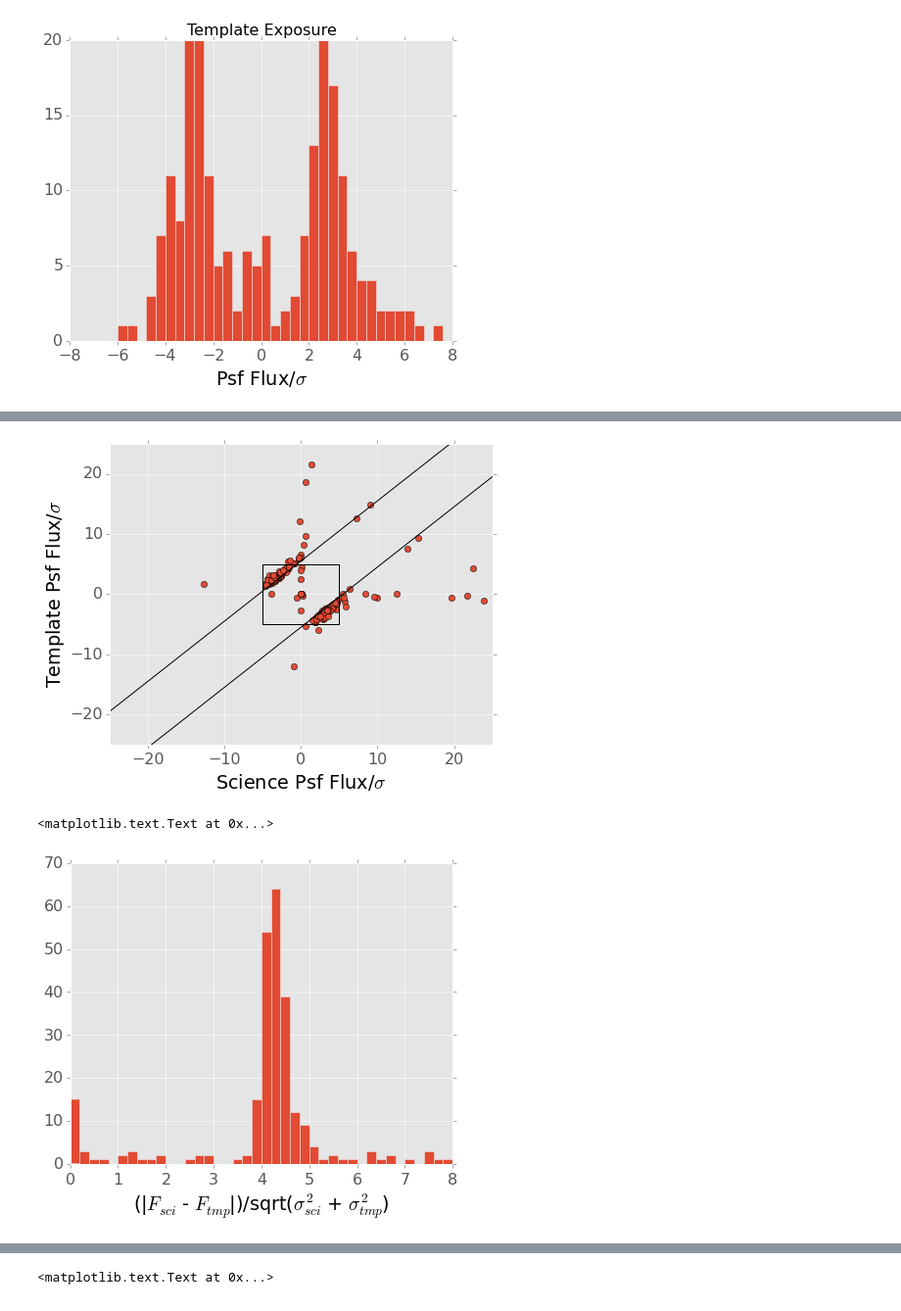
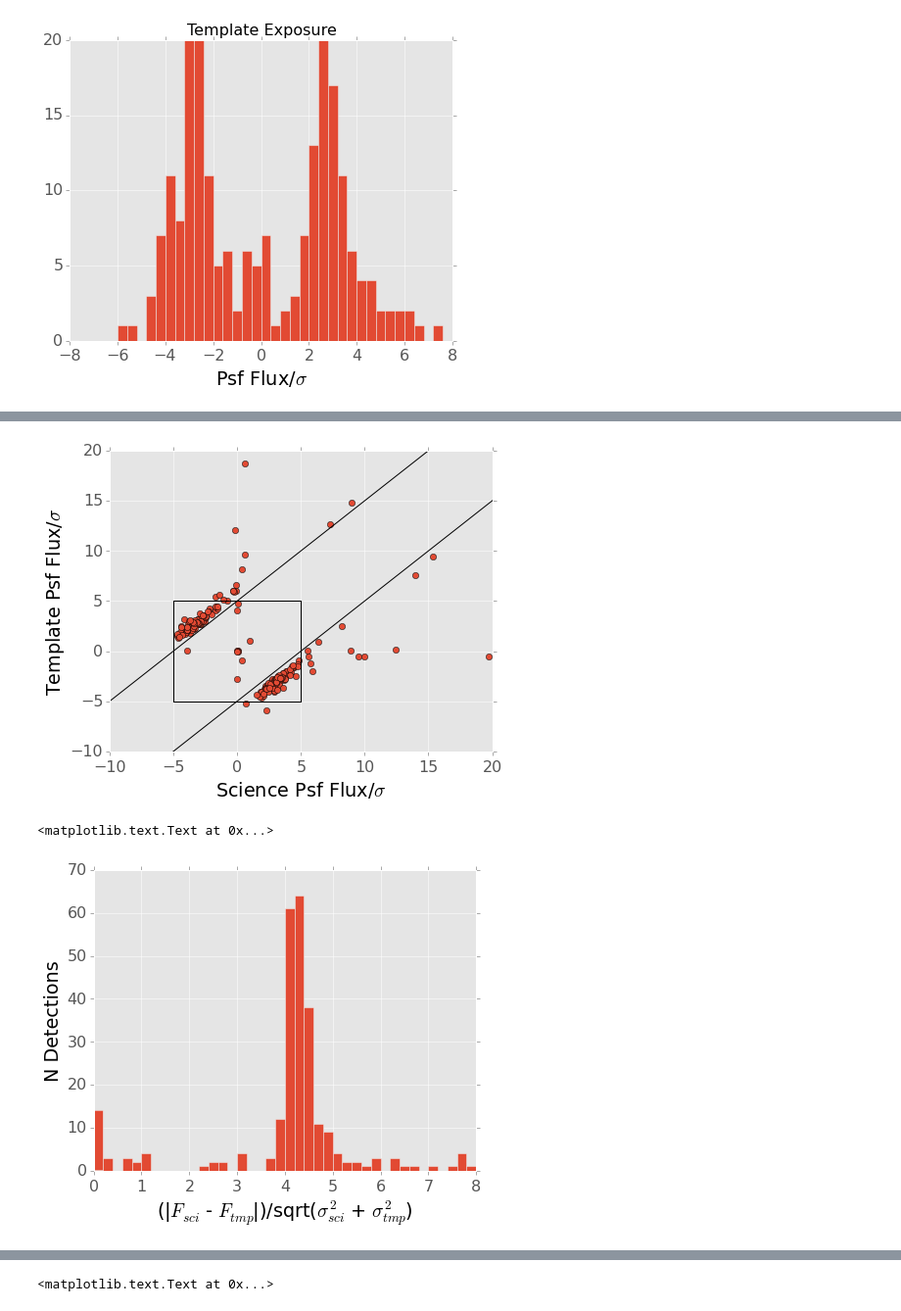
Before and after one commit to lsst-dm/dmtn-006, a Jupyter notebook: notebooks/force_photometry.ipynb, the cells around one changed output, grey strips where cells are left out. Shown: that part at 98% size. Drawn from its saved outputs; the diff is of its cells as text; code cells hidden in the pictures.

```diff
--- a/notebooks/force_photometry.ipynb
+++ b/notebooks/force_photometry.ipynb
@@ -85,18 +88,19 @@ Negative Real 64
 # %%
-fig.axes[0].set_ylim(-25,25)
-fig.axes[0].set_xlim(-25,25)
+fig.axes[0].set_ylim(-10,20)
+fig.axes[0].set_xlim(-10,20)
 fig
 # %% [output]
-[figure, old version]
+[figure, new version]
 # %%
 ideal_diffim_SNR = (forced['base_PsfFlux_flux'] - forced['template_base_PsfFlux_flux']) \
                     / np.sqrt(forced['base_PsfFlux_fluxSigma']**2 + forced['template_base_PsfFlux_fluxSigma']**2)
 
 H,bins,_ = plt.hist(np.abs(ideal_diffim_SNR), bins=40, range=(0,8))
 plt.xlabel("(|$F_{sci}$ - $F_{tmp}$|)/sqrt($\sigma_{sci}^2$ + $\sigma_{tmp}^2$)")
+plt.ylabel("N Detections")
 # %% [output]
 <matplotlib.text.Text at 0x...>
-[figure, old version]
+[figure, new version]
 # %%
 diffim_SNR = forced['diffim_base_PsfFlux_flux']/forced['diffim_base_PsfFlux_fluxSigma']
 H,bins,_ = plt.hist(np.abs(diffim_SNR), bins=40, range=(0,8))
```
Also changed, not shown: parts of 7 cells of this notebook, 5 other files.
